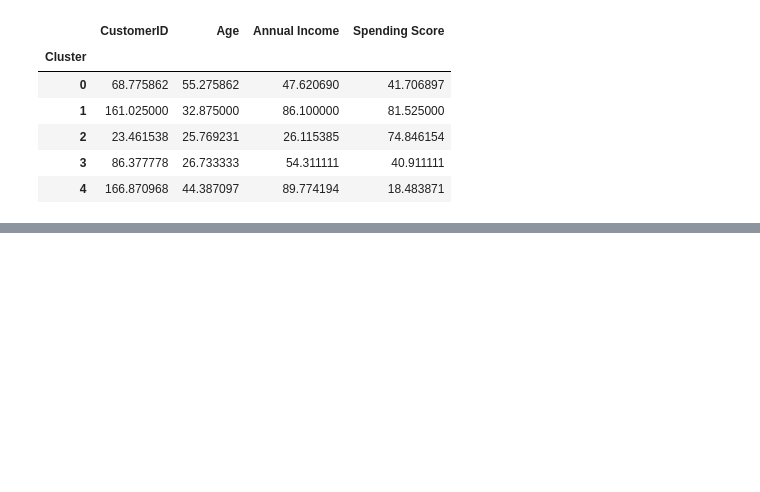
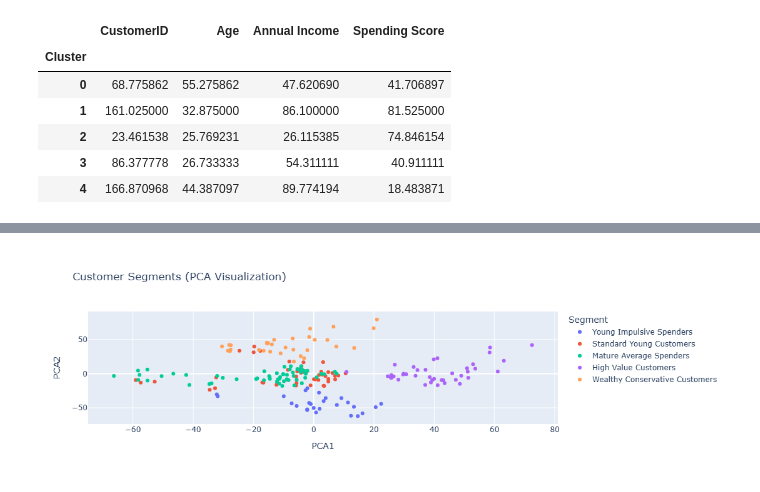
Before and after one commit to rmd360/machinelearningproject, a Jupyter notebook: Customer Segmentation using K-Means & Ploty.ipynb, the cells around one changed output, grey strips where cells are left out. Saved outputs shown, nothing was run; the diff lists cells and outputs as text; code cells hidden in the pictures; blank space fills up the shorter version.

```diff
--- a/Customer Segmentation using K-Means & Ploty.ipynb
+++ b/Customer Segmentation using K-Means & Ploty.ipynb
@@ -182,0 +229,17 @@ df.groupby('Cluster').mean(numeric_only=True)
+# %%
+from sklearn.decomposition import PCA
+import plotly.express as px
+
+features = ['Annual Income', 'Spending Score', 'Age']
+pca = PCA(n_components=2)
+pca_result = pca.fit_transform(df[features])
+df['PCA1'], df['PCA2'] = pca_result[:, 0], pca_result[:, 1]
+
+fig = px.scatter(
+    df, x='PCA1', y='PCA2', color='Segment',
+    title='Customer Segments (PCA Visualization)',
+    hover_data=['Age', 'Annual Income', 'Spending Score']
+)
+fig.show()
+# %% [output]
+[figure, added]
```
Also changed, not shown: parts of 10 cells of this notebook.
